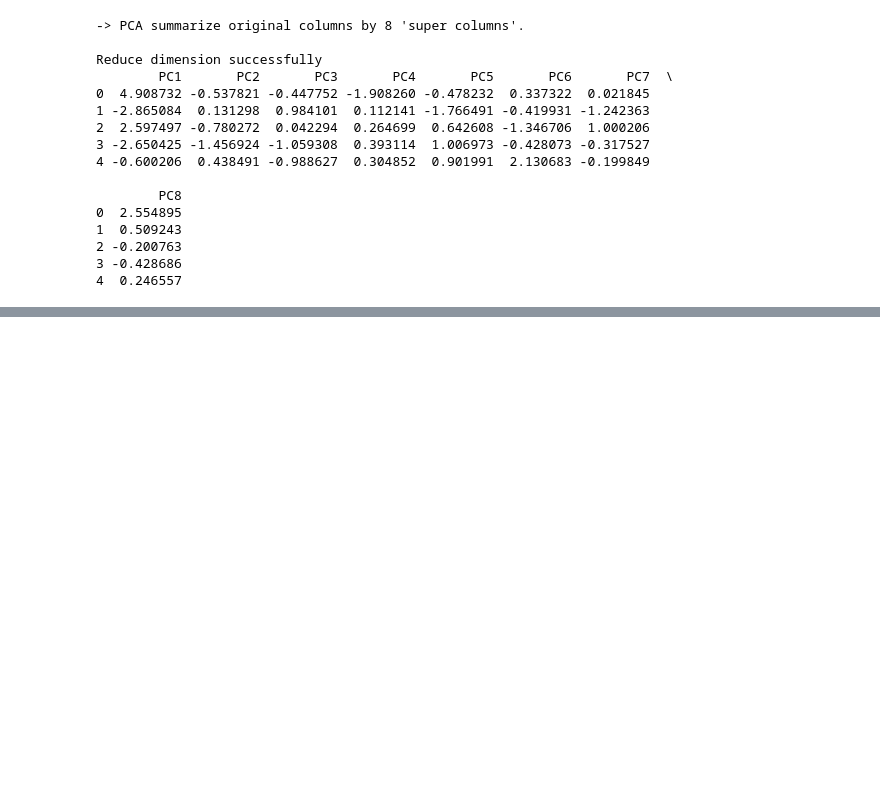
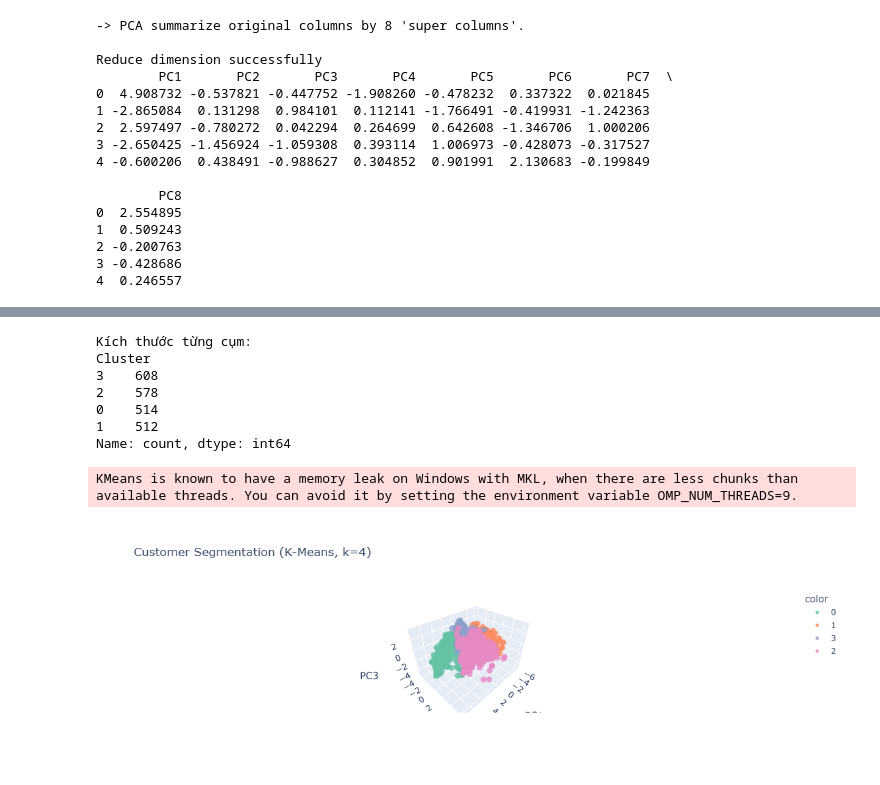
Before and after one commit to phuonghoa1201/CustomerSegmentation, a Jupyter notebook: CustomerSegmentation.ipynb, the cells around one changed output, grey strips where cells are left out. Drawn from its saved outputs; the diff is of its cells as text; code cells hidden in the pictures; blank space fills up the shorter version.

```diff
--- a/CustomerSegmentation.ipynb
+++ b/CustomerSegmentation.ipynb
@@ -352,0 +411,43 @@ Reduce dimension successfully
+# %%
+optimal_k = 4
+# Áp dụng KMeans với k tối ưu
+kmeans = KMeans(n_clusters=4, random_state=42)
+cluster_labels = kmeans.fit_predict(ds_pca)
+
+# Giảm còn 3 thành phần PCA để vẽ 3D
+pca_3d = PCA(n_components=3)
+ds_pca_3d = pca_3d.fit_transform(scaled_ds)
+
+# Tạo DataFrame cho biểu đồ
+pca_df = pd.DataFrame(ds_pca_3d, columns=['PC1', 'PC2', 'PC3'])
+pca_df['Cluster'] = cluster_labels
+
+# Gắn nhãn cụm vào dữ liệu gốc
+df['Cluster'] = cluster_labels
+
+# Thống kê kích thước cụm
+print("\nKích thước từng cụm:")
+print(df['Cluster'].value_counts())
+
+# Vẽ biểu đồ 3D bằng Plotly
+fig = px.scatter_3d(
+    pca_df,
+    x='PC1', y='PC2', z='PC3',
+    color=pca_df['Cluster'].astype(str),
+    title=f'Customer Segmentation (K-Means, k={optimal_k})',
+    color_discrete_sequence=px.colors.qualitative.Set2,
+    opacity=0.8
+)
+
+fig.update_traces(marker=dict(size=5, line=dict(width=0)))
+fig.show()
+# %% [output]
+Kích thước từng cụm:
+Cluster
+3    608
+2    578
+0    514
+1    512
+Name: count, dtype: int64
+KMeans is known to have a memory leak on Windows with MKL, when there are less chunks than available threads. You can avoid it by setting the environment variable OMP_NUM_THREADS=9.
+[figure, added]
```
Also changed, not shown: parts of 2 cells of this notebook.
